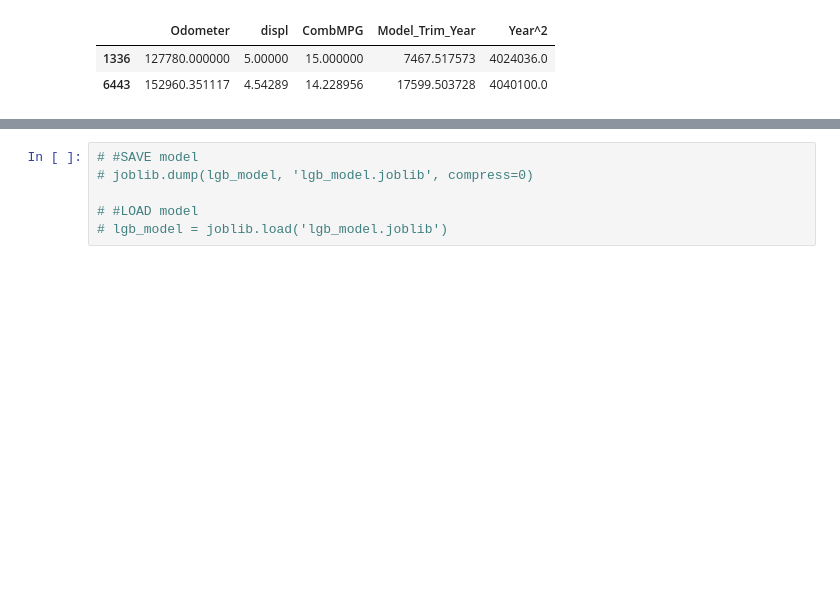
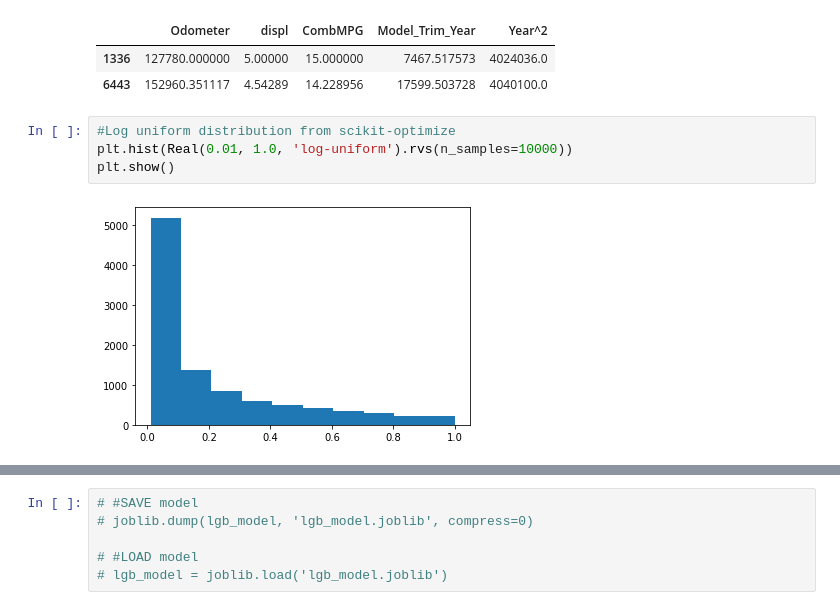
Before and after one commit to jkmackie/car_price_prediction, a Jupyter notebook: jupyter_notebooks/car_algo_final.ipynb, the cells around one changed output, grey strips where cells are left out. Cells and saved outputs as stored; diff of their text form; blank space fills up the shorter version.

```diff
--- a/jupyter_notebooks/car_algo_final.ipynb
+++ b/jupyter_notebooks/car_algo_final.ipynb
@@ -95,6 +95,12 @@ trainX.head(2)
 |  | Odometer | displ | CombMPG | Model_Trim_Year | Year^2 |
 | 1336 | 127780.000000 | 5.00000 | 15.000000 | 7467.517573 | 4024036.0 |
 | 6443 | 152960.351117 | 4.54289 | 14.228956 | 17599.503728 | 4040100.0 |
+# %%
+#Log uniform distribution from scikit-optimize
+plt.hist(Real(0.01, 1.0, 'log-uniform').rvs(n_samples=10000))
+plt.show()
+# %% [output]
+[figure, added]
 # %%
 #CREATE LightGBM model with random search.
 
```
Also changed, not shown: parts of 5 cells of this notebook, 1 other file.
